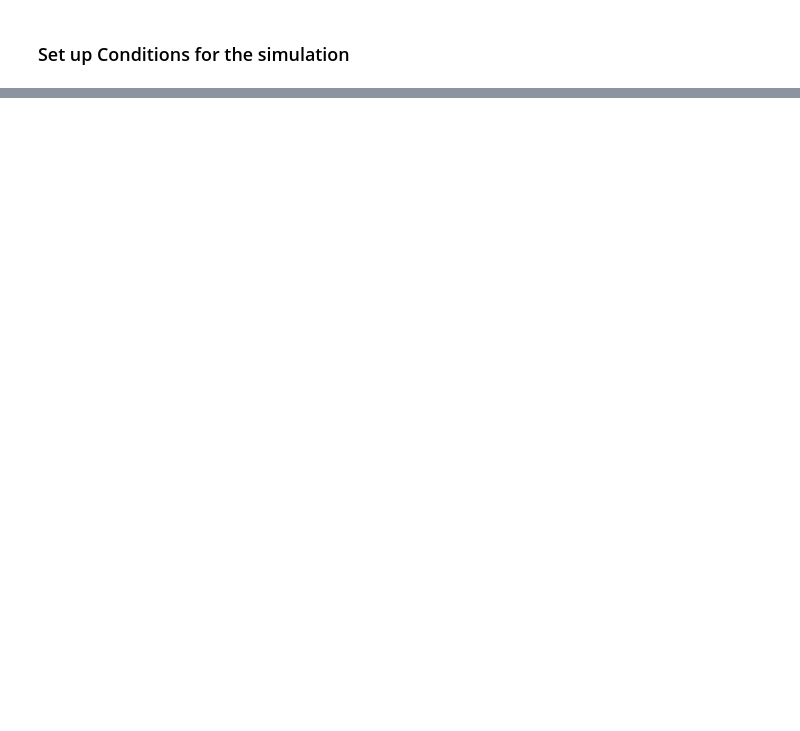
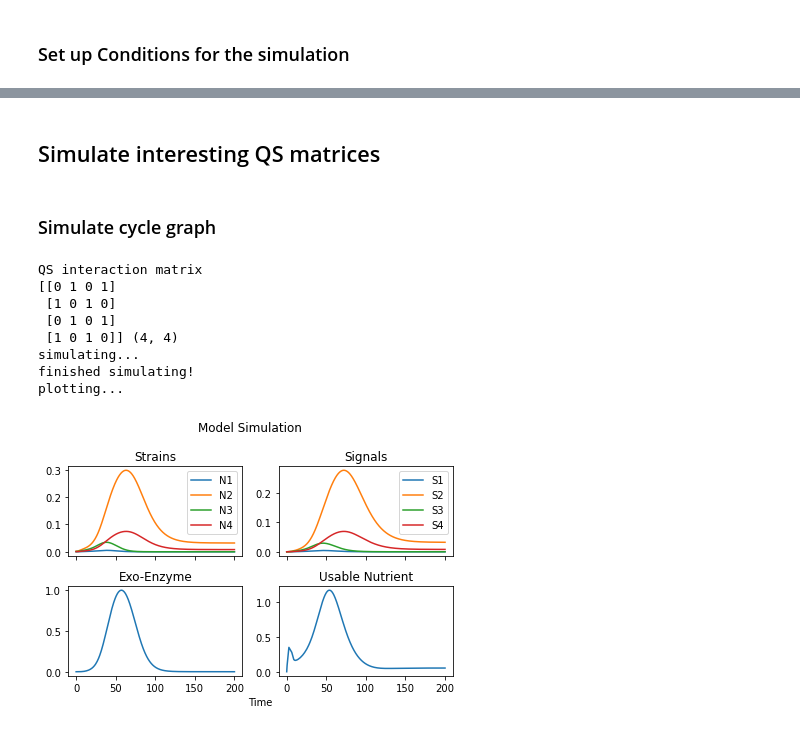
Before and after one commit to DJSiddharthVader/Simulations-02712-Project, a Jupyter notebook: src/QS Model.ipynb, the cells around one changed output, grey strips where cells are left out. Saved outputs shown, nothing was run; the diff lists cells and outputs as text; code cells hidden in the pictures; blank space fills up the shorter version.

Commit message:
added demos of the mode with different QS matrices

```diff
--- a/src/QS Model.ipynb
+++ b/src/QS Model.ipynb
@@ -53,0 +46,17 @@ plot.plot_model(results)
+# %% [markdown]
+## Simulate interesting QS matrices
+# %% [markdown]
+### Simulate cycle graph
+# %%
+K_ac = matrix.pattern_matrix('cycle', len(initial_N))
+analysis.run_model(K_ac, initial_N, time_steps)
+# %% [output]
+QS interaction matrix
+[[0 1 0 1]
+ [1 0 1 0]
+ [0 1 0 1]
+ [1 0 1 0]] (4, 4)
+simulating...
+finished simulating!
+plotting...
+[figure, added]
```
Also changed, not shown: parts of 18 cells of this notebook.
